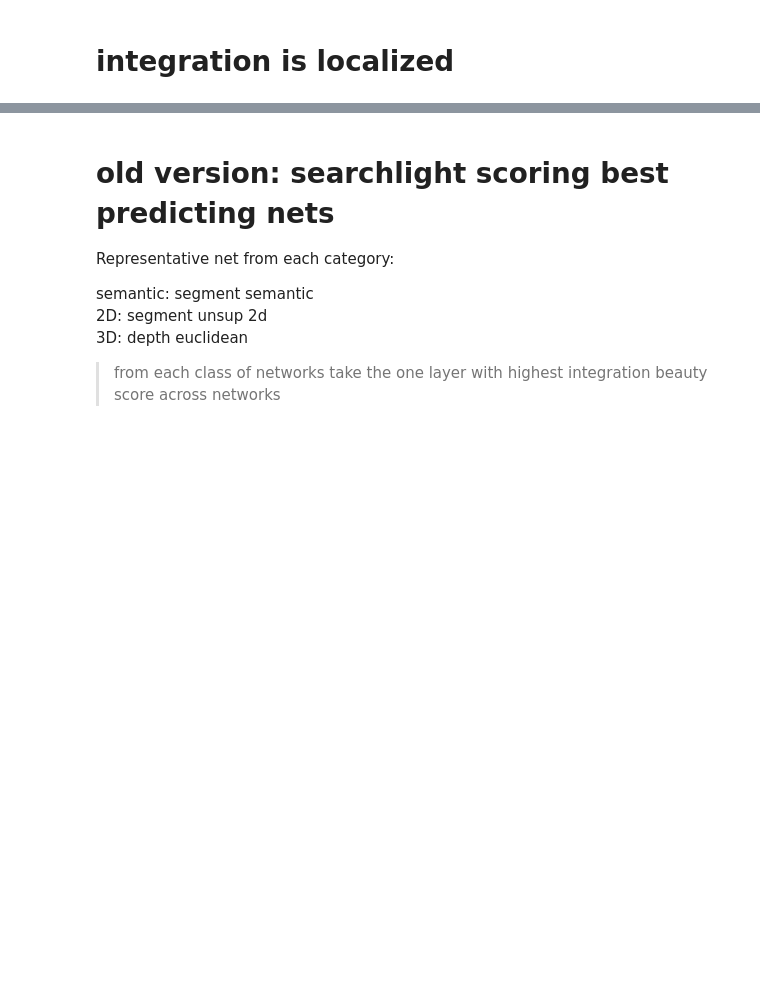
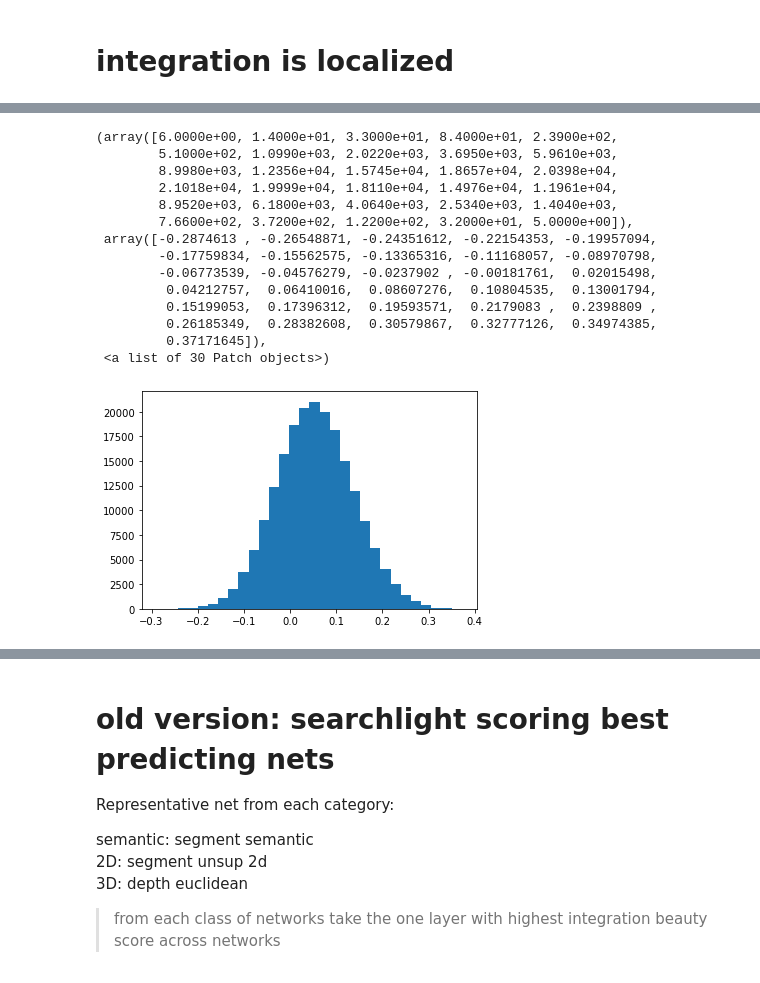
Before and after one commit to toniklenk/analysis-taskonomy, a Jupyter notebook: scripts/factor3 spatialintegration.ipynb, the cells around one changed output, grey strips where cells are left out. Saved outputs shown, nothing was run; the diff lists cells and outputs as text; code cells hidden in the pictures; blank space fills up the shorter version.

```diff
--- a/scripts/factor3 spatialintegration.ipynb
+++ b/scripts/factor3 spatialintegration.ipynb
@@ -368,0 +613,18 @@ predictor_rdm_3.to_hdf(
+# %%
+plt.hist(subset_correlations, bins=30)
+# %% [output]
+(array([6.0000e+00, 1.4000e+01, 3.3000e+01, 8.4000e+01, 2.3900e+02,
+        5.1000e+02, 1.0990e+03, 2.0220e+03, 3.6950e+03, 5.9610e+03,
+        8.9980e+03, 1.2356e+04, 1.5745e+04, 1.8657e+04, 2.0398e+04,
+        2.1018e+04, 1.9999e+04, 1.8110e+04, 1.4976e+04, 1.1961e+04,
+        8.9520e+03, 6.1800e+03, 4.0640e+03, 2.5340e+03, 1.4040e+03,
+        7.6600e+02, 3.7200e+02, 1.2200e+02, 3.2000e+01, 5.0000e+00]),
+ array([-0.2874613 , -0.26548871, -0.24351612, -0.22154353, -0.19957094,
+        -0.17759834, -0.15562575, -0.13365316, -0.11168057, -0.08970798,
+        -0.06773539, -0.04576279, -0.0237902 , -0.00181761,  0.02015498,
+         0.04212757,  0.06410016,  0.08607276,  0.10804535,  0.13001794,
+         0.15199053,  0.17396312,  0.19593571,  0.2179083 ,  0.2398809 ,
+         0.26185349,  0.28382608,  0.30579867,  0.32777126,  0.34974385,
+         0.37171645]),
+ <a list of 30 Patch objects>)
+[figure, added]
```
Also changed, not shown: parts of 47 cells of this notebook, 3 other files.
